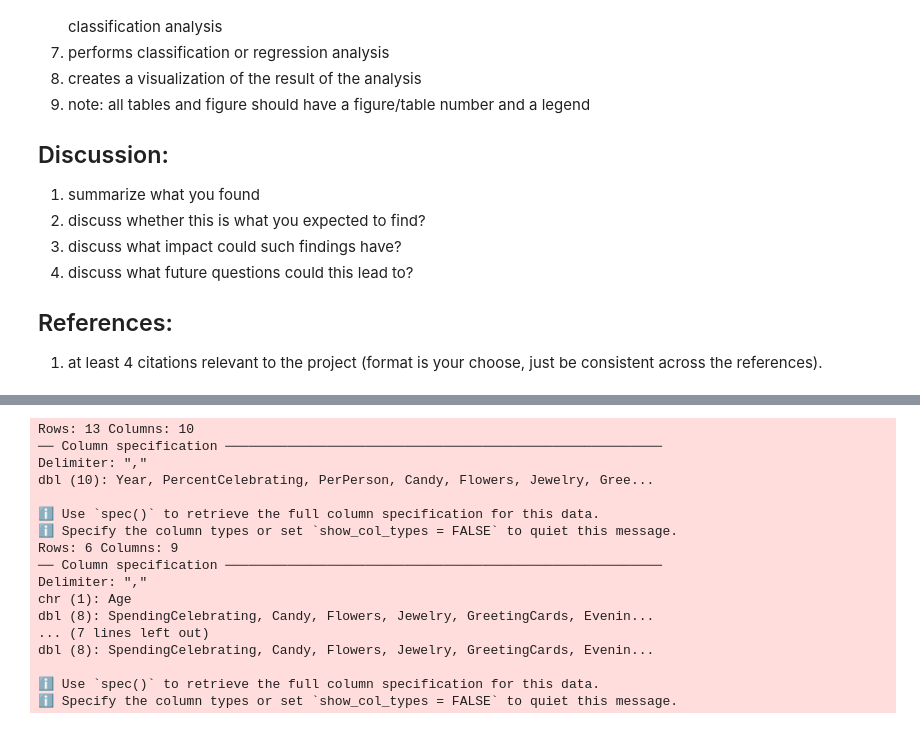
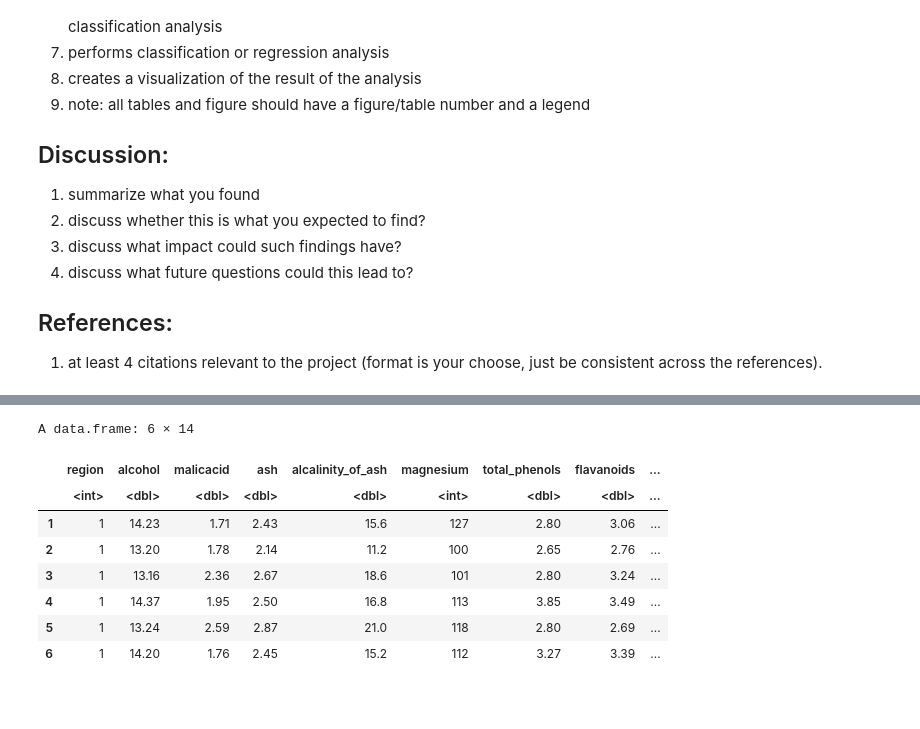
Before and after one commit to Kaylan-W/dsci_310_project, a Jupyter notebook: analysis.ipynb, the cells around one changed output, grey strips where cells are left out. Cells and saved outputs as stored; diff of their text form; code cells hidden in the pictures; blank space fills up the shorter version.

```diff
--- a/analysis.ipynb
+++ b/analysis.ipynb
@@ -65,23 +46,20 @@ library(ggplot2)
 # %%
 # Reading in the data from the web
-historical_spending <- read_csv('https://raw.githubusercontent.com/rfordatascience/tidytuesday/master/data/2024/2024-02-13/historical_spending.csv')
-gifts_age <- read_csv('https://raw.githubusercontent.com/rfordatascience/tidytuesday/master/data/2024/2024-02-13/gifts_age.csv')
-gifts_gender <- read_csv('https://raw.githubusercontent.com/rfordatascience/tidytuesday/master/data/2024/2024-02-13/gifts_gender.csv')
+raw_data <- read.csv("https://raw.githubusercontent.com/Kaylan-W/dsci_310_project/main/data/wine.data", header= FALSE)
+
+
+# name the columns based on the dataset description
+col_names <- c("region","alcohol","malicacid", "ash", "alcalinity_of_ash", "magnesium", "total_phenols",
+               "flavanoids", "nonflavanoid_phenols", "proanthocyanins", "color_intensity", "hue", "0D280_0D315_ratio", "proline")
+colnames(raw_data) <- col_names
+head(raw_data)
 # %% [output]
-Rows: 13 Columns: 10
-── Column specification ────────────────────────────────────────────────────────
-Delimiter: ","
-dbl (10): Year, PercentCelebrating, PerPerson, Candy, Flowers, Jewelry, Gree...
-
-ℹ Use `spec()` to retrieve the full column specification for this data.
-ℹ Specify the column types or set `show_col_types = FALSE` to quiet this message.
-Rows: 6 Columns: 9
-── Column specification ────────────────────────────────────────────────────────
-Delimiter: ","
-chr (1): Age
-dbl (8): SpendingCelebrating, Candy, Flowers, Jewelry, GreetingCards, Evenin...
-... (7 lines left out)
-dbl (8): SpendingCelebrating, Candy, Flowers, Jewelry, GreetingCards, Evenin...
-
-ℹ Use `spec()` to retrieve the full column specification for this data.
-ℹ Specify the column types or set `show_col_types = FALSE` to quiet this message.
+A data.frame: 6 × 14
+|  | region | alcohol | malicacid | ash | alcalinity_of_ash | magnesium | total_phenols | flavanoids | ... |
+|  | <int> | <dbl> | <dbl> | <dbl> | <dbl> | <int> | <dbl> | <dbl> | ... |
+| 1 | 1 | 14.23 | 1.71 | 2.43 | 15.6 | 127 | 2.80 | 3.06 | ... |
+| 2 | 1 | 13.20 | 1.78 | 2.14 | 11.2 | 100 | 2.65 | 2.76 | ... |
+| 3 | 1 | 13.16 | 2.36 | 2.67 | 18.6 | 101 | 2.80 | 3.24 | ... |
+| 4 | 1 | 14.37 | 1.95 | 2.50 | 16.8 | 113 | 3.85 | 3.49 | ... |
+| 5 | 1 | 13.24 | 2.59 | 2.87 | 21.0 | 118 | 2.80 | 2.69 | ... |
+| 6 | 1 | 14.20 | 1.76 | 2.45 | 15.2 | 112 | 3.27 | 3.39 | ... |
```
Also changed, not shown: parts of 3 cells of this notebook.
